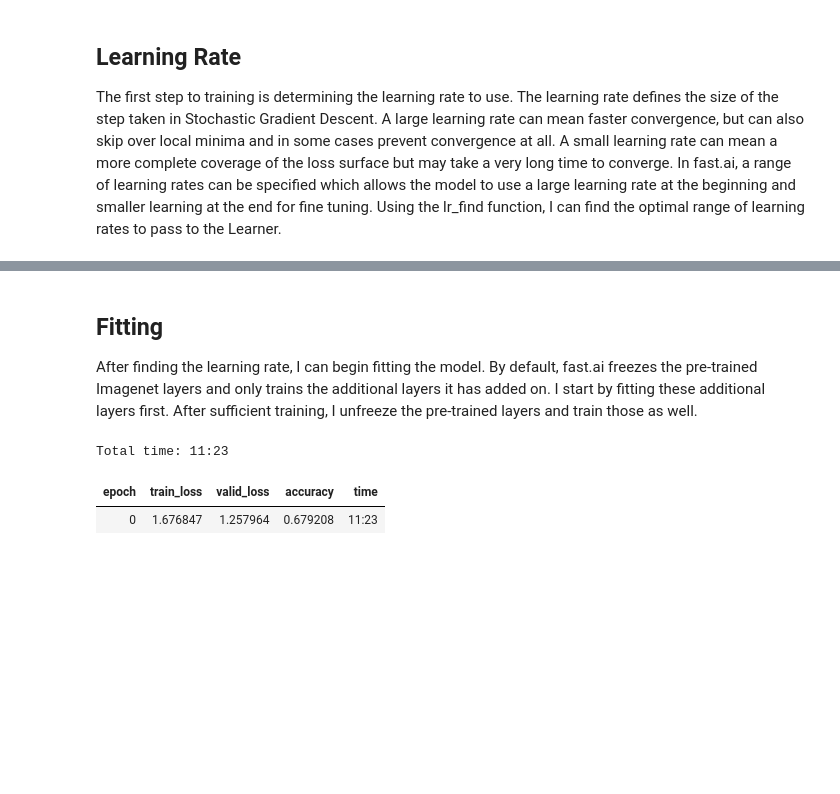
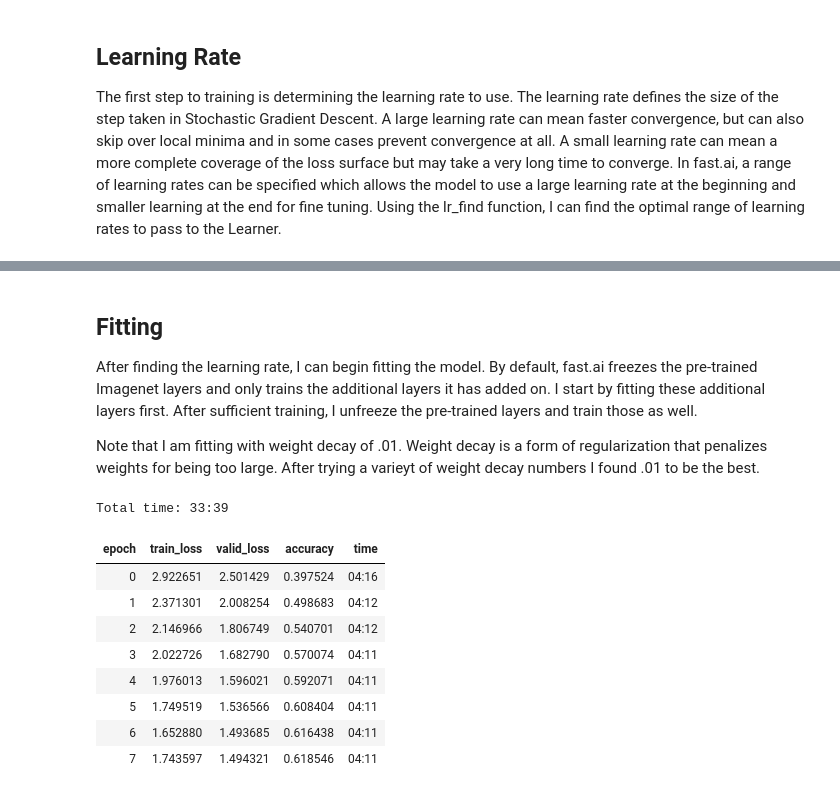
Before and after one commit to akshairajendran/fellowshipai, a Jupyter notebook: food-101/main.ipynb, the cells around one changed output, grey strips where cells are left out. Saved outputs shown, nothing was run; the diff lists cells and outputs as text; code cells hidden in the pictures; blank space fills up the shorter version.

```diff
--- a/food-101/main.ipynb
+++ b/food-101/main.ipynb
@@ -107,3 +122,6 @@ df_train.loc[df_train.is_val == 1].groupby('label').count()['path'].plot(title='
 # %% [output]
 <matplotlib.axes._subplots.AxesSubplot at 0x...>
 [figure]
+# %%
+#df_train.to_csv(path/'meta/train.csv', index=False)
+df_train = pd.read_csv(path/'meta/train.csv')
@@ -112,7 +135,7 @@ df_train.loc[df_train.is_val == 1].groupby('label').count()['path'].plot(title='
 The data bunch will be instantiated from DataFrame using fast.ai's data block API. A frame specifying the path and label of all training images is passed in first. Next we define how to split out a validation set from the training set and specify what column in the DataFrame contains the image labels. Afterwards we apply image transformations and resize all images to the same size. See below for a more detailed explanation on transformations. Finally we construct the data bunch with a given batch size.
 # %%
 bs=16 #Batch size of 16
-size=224 #Image size of 224x224
+size=112 #Image size of 224x224
 # %% [markdown]
 ### Transformations <a id='data-transformations'></a>
 Data augmentation is an important part of training computer vision models. Augmentation or transformation is the process by which training images are randomly modified, effectively multiplying the size of the training set without the need for additional images!
@@ -121,13 +144,20 @@ fast.ai provides a comprehensive image transformation [library](https://docs.fas
 # %%
 tfms = get_transforms(do_flip=True,
                       flip_vert=False,
+                      max_rotate=10.0,
+                      max_zoom=1.1,
+                      max_lighting=.2,
+                      max_warp=.2,
+                      p_affine=.75,
+                      p_lighting=.75,
                       )
 # %%
 data = (ImageList.from_df(df_train, path=path/'images', suffix='.jpg')
         .split_from_df(col='is_val')
         .label_from_df(cols='label')
+        .add_test_folder('test')
         .transform(tfms, size=size)
-        .databunch(bs=bs))
+        .databunch(bs=bs)).normalize(imagenet_stats)
 # %%
 #Preview the data
 data.show_batch(rows=3)
@@ -176,9 +207,18 @@ LR Finder is complete, type {learner_name}.recorder.plot() to see the graph.
 # %% [markdown]
 ## Fitting <a id='training-fitting'></a>
 After finding the learning rate, I can begin fitting the model. By default, fast.ai freezes the pre-trained Imagenet layers and only trains the additional layers it has added on. I start by fitting these additional layers first. After sufficient training, I unfreeze the pre-trained layers and train those as well.
+
+Note that I am fitting with weight decay of .01. Weight decay is a form of regularization that penalizes weights for being too large. After trying a varieyt of weight decay numbers I found .01 to be the best.
 # %%
-learn.fit_one_cycle(1, max_lr=slice(1e-4, 1e-3))
+learn.fit_one_cycle(8, max_lr=slice(1e-4, 1e-3), wd=.01)
 # %% [output]
-Total time: 11:23
+Total time: 33:39
 | epoch | train_loss | valid_loss | accuracy | time |
-| 0 | 1.676847 | 1.257964 | 0.679208 | 11:23 |
+| 0 | 2.922651 | 2.501429 | 0.397524 | 04:16 |
+| 1 | 2.371301 | 2.008254 | 0.498683 | 04:12 |
+| 2 | 2.146966 | 1.806749 | 0.540701 | 04:12 |
+| 3 | 2.022726 | 1.682790 | 0.570074 | 04:11 |
+| 4 | 1.976013 | 1.596021 | 0.592071 | 04:11 |
+| 5 | 1.749519 | 1.536566 | 0.608404 | 04:11 |
+| 6 | 1.652880 | 1.493685 | 0.616438 | 04:11 |
+| 7 | 1.743597 | 1.494321 | 0.618546 | 04:11 |
```
Also changed, not shown: parts of 43 cells of this notebook.
